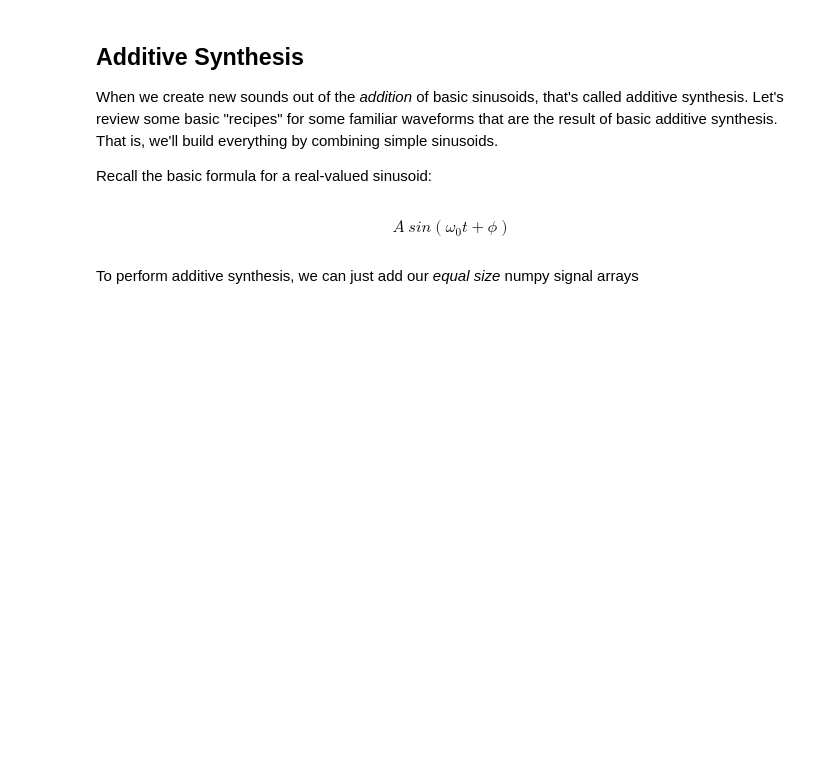
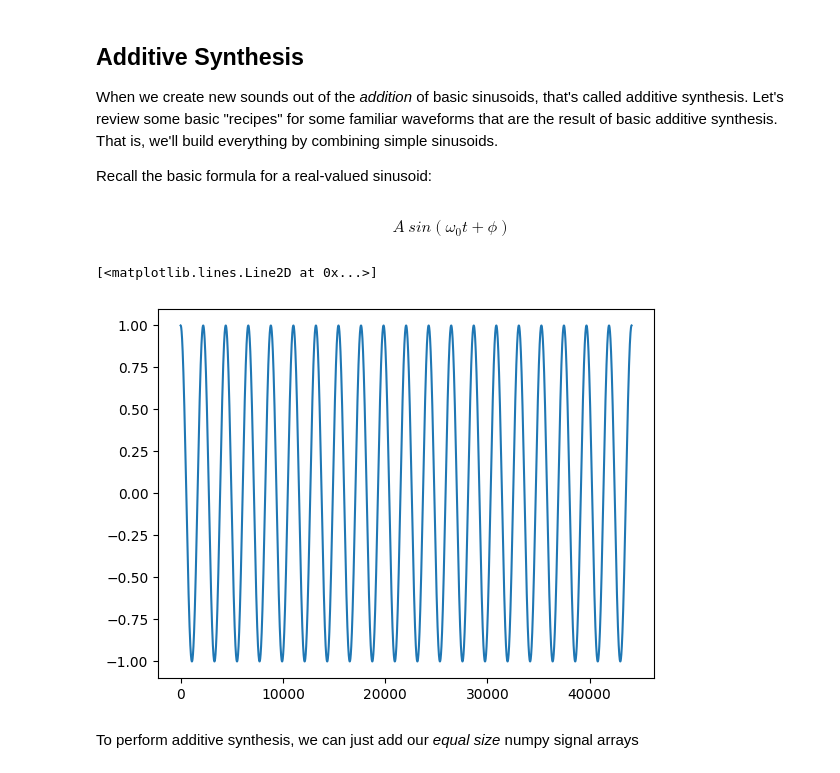
Before and after one commit to lgomez47/AudioTechII, a Jupyter notebook: Lectures-Blank/Lesson06_SynthesisInPython-Day1.ipynb, the cells around one changed output. Drawn from its saved outputs; the diff is of its cells as text; code cells hidden in the pictures; blank space fills up the shorter version.

```diff
--- a/Lectures-Blank/Lesson06_SynthesisInPython-Day1.ipynb
+++ b/Lectures-Blank/Lesson06_SynthesisInPython-Day1.ipynb
@@ -17,5 +17,18 @@ When we create new sounds out of the *addition* of basic sinusoids, that's calle
 Recall the basic formula for a real-valued sinusoid:
 # %% [markdown]
 $$ A\ sin(\omega_{0}t + \phi)$$
+# %%
+A = 1.0
+fs = 44100
+f0 = 20 # frequency
+dur = 1 # duration
+t = np.arange(0, fs*dur)
+phi = np.pi/2
+
+tone = A * np.sin(2*np.pi * f0 * t/fs + phi)
+plt.plot(tone)
+# %% [output]
+[<matplotlib.lines.Line2D at 0x...>]
+[figure, added]
 # %% [markdown]
 To perform additive synthesis, we can just add our *equal size* numpy signal arrays
```
Also changed, not shown: parts of 18 cells of this notebook.
